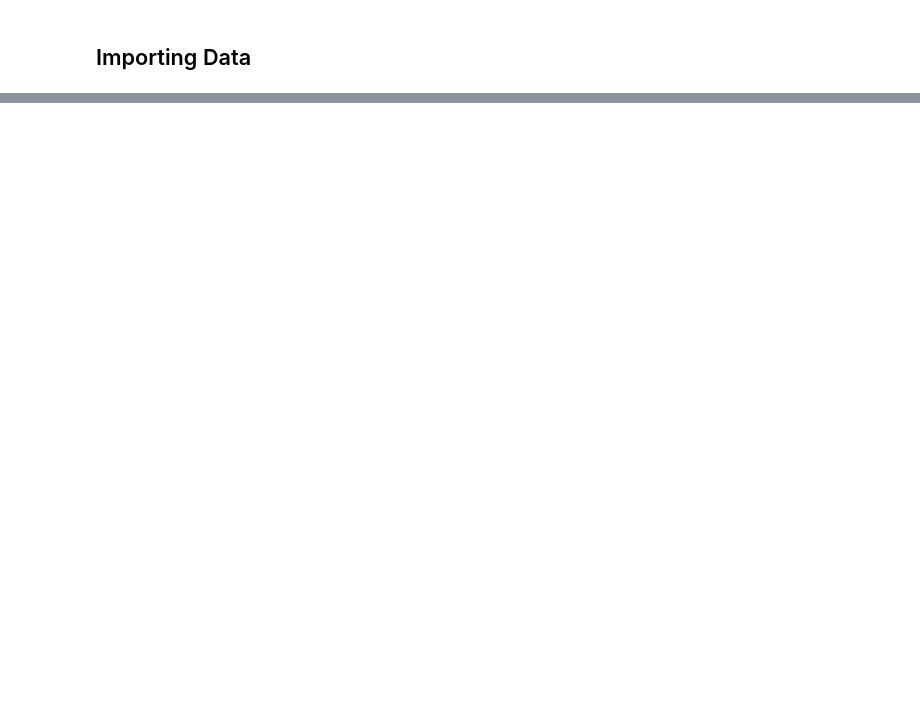
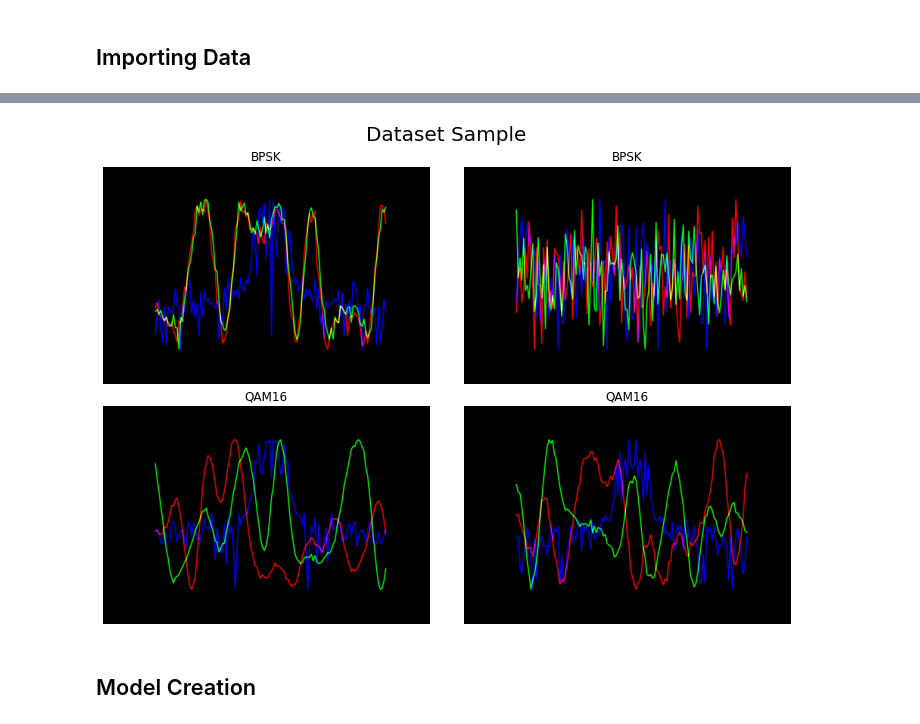
Before and after one commit to yakisoap-bar/internship-stuff, a Jupyter notebook: hybrid_conv.ipynb, the cells around one changed output, grey strips where cells are left out. Saved outputs shown, nothing was run; the diff lists cells and outputs as text; code cells hidden in the pictures; blank space fills up the shorter version.

Commit message:
finish hybrid conv model

```diff
--- a/hybrid_conv.ipynb
+++ b/hybrid_conv.ipynb
@@ -50,7 +73,7 @@ plt.imshow(image)
 # open dataset
 
 # define some params for dataset
-batch_size = 32
+batch_size = 8
 width = 432
 height = 288
 
@@ -92,0 +125,17 @@ for images, labels in ds_train:
+# %%
+fig = plt.figure(figsize=(10, 7), constrained_layout=True)
+fig.suptitle('Dataset Sample', fontsize=20)
+
+for images, labels in ds_train.take(1):
+    for i in range(4):
+        ax = fig.add_subplot(2, 2, i+1)
+
+        ax.imshow(images[i].numpy().astype('uint8'))
+        ax.set_title(signal_types[np.argmax(labels[i].numpy())])
+        ax.axis('off')
+
+plt.show()
+# %% [output]
+[figure, added]
+# %% [markdown]
+## Model Creation
```
Also changed, not shown: parts of 16 cells of this notebook.
